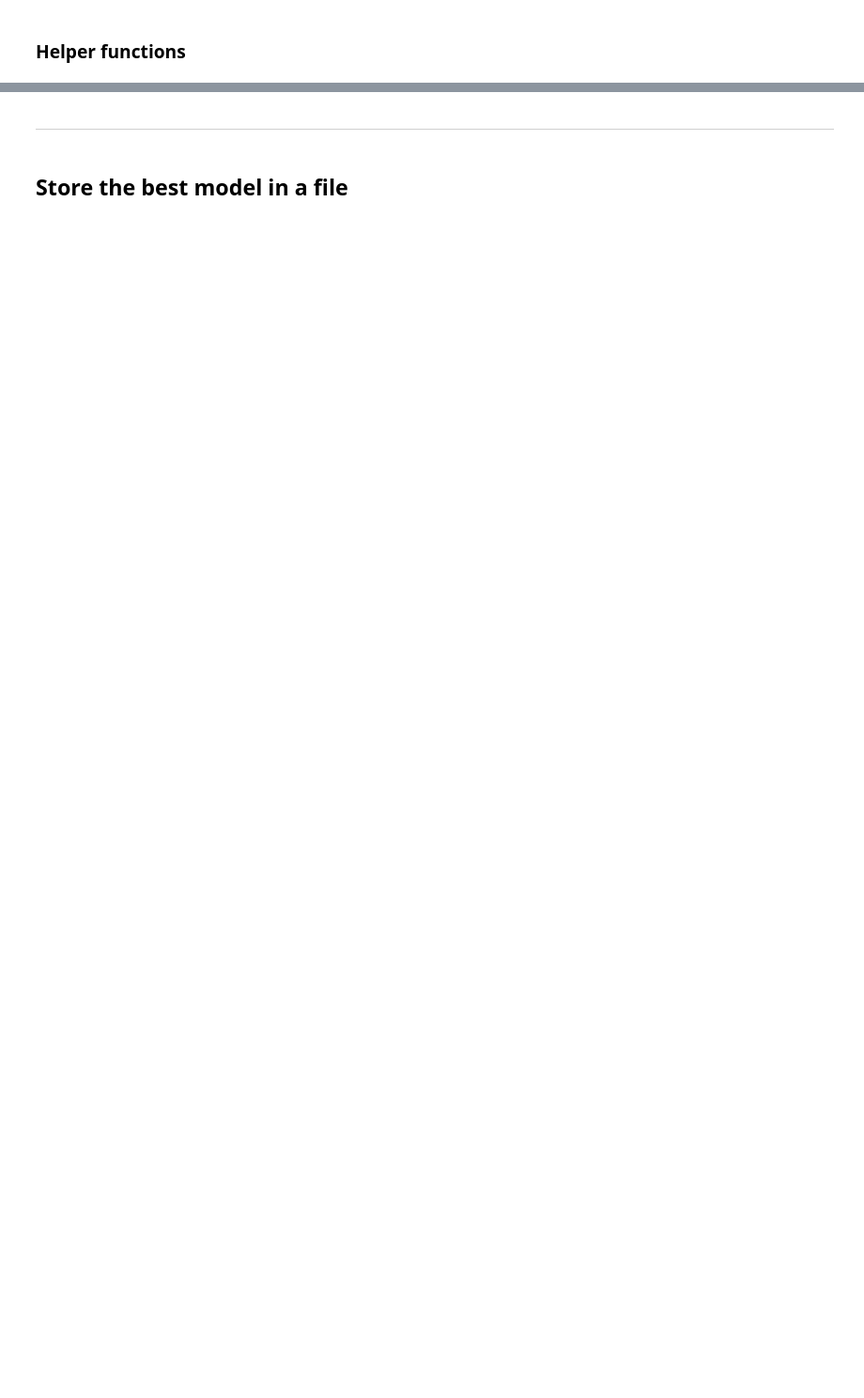
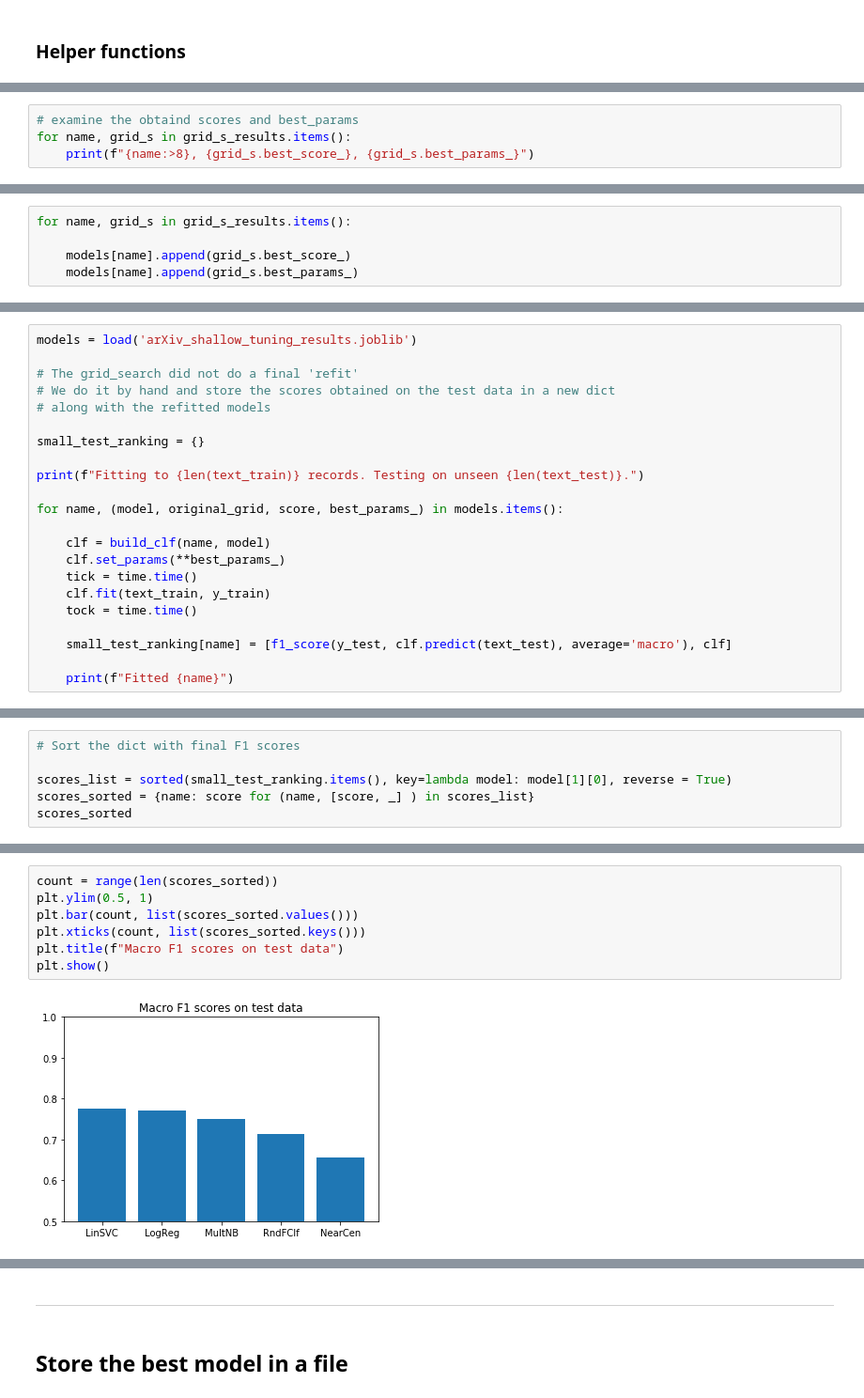
Before and after one commit to olszewskip/ArXiv_Classifier, a Jupyter notebook: arXiv_shallow_clf.ipynb, the cells around one changed output, grey strips where cells are left out. Shown at 94% size. Saved outputs shown, nothing was run; the diff lists cells and outputs as text; blank space fills up the shorter version.

```diff
--- a/arXiv_shallow_clf.ipynb
+++ b/arXiv_shallow_clf.ipynb
@@ -675,0 +503,4 @@ array([[ -9700.,   -800.,   -300.,   -100.,     -0.,   -300.],
+# %%
+# examine the obtaind scores and best_params
+for name, grid_s in grid_s_results.items():
+    print(f"{name:>8}, {grid_s.best_score_}, {grid_s.best_params_}")
@@ -675,0 +515,5 @@ array([[ -9700.,   -800.,   -300.,   -100.,     -0.,   -300.],
+# %%
+for name, grid_s in grid_s_results.items():
+
+    models[name].append(grid_s.best_score_)
+    models[name].append(grid_s.best_params_)
@@ -675,0 +527,22 @@ array([[ -9700.,   -800.,   -300.,   -100.,     -0.,   -300.],
+# %%
+models = load('arXiv_shallow_tuning_results.joblib')
+
+# The grid_search did not do a final 'refit'
+# We do it by hand and store the scores obtained on the test data in a new dict
+# along with the refitted models
+
+small_test_ranking = {}
+
+print(f"Fitting to {len(text_train)} records. Testing on unseen {len(text_test)}.")
+
+for name, (model, original_grid, score, best_params_) in models.items():
+
+    clf = build_clf(name, model)
+    clf.set_params(**best_params_)
+    tick = time.time()
+    clf.fit(text_train, y_train)
+    tock = time.time()
+
+    small_test_ranking[name] = [f1_score(y_test, clf.predict(text_test), average='macro'), clf]
+
+    print(f"Fitted {name}")
@@ -675,0 +556,6 @@ array([[ -9700.,   -800.,   -300.,   -100.,     -0.,   -300.],
+# %%
+# Sort the dict with final F1 scores
+
+scores_list = sorted(small_test_ranking.items(), key=lambda model: model[1][0], reverse = True)
+scores_sorted = {name: score for (name, [score, _] ) in scores_list}
+scores_sorted
@@ -675,0 +568,9 @@ array([[ -9700.,   -800.,   -300.,   -100.,     -0.,   -300.],
+# %%
+count = range(len(scores_sorted))
+plt.ylim(0.5, 1)
+plt.bar(count, list(scores_sorted.values()))
+plt.xticks(count, list(scores_sorted.keys()))
+plt.title(f"Macro F1 scores on test data")
+plt.show()
+# %% [output]
+[figure, added]
```
Also changed, not shown: parts of 97 cells of this notebook, 2 other files.
